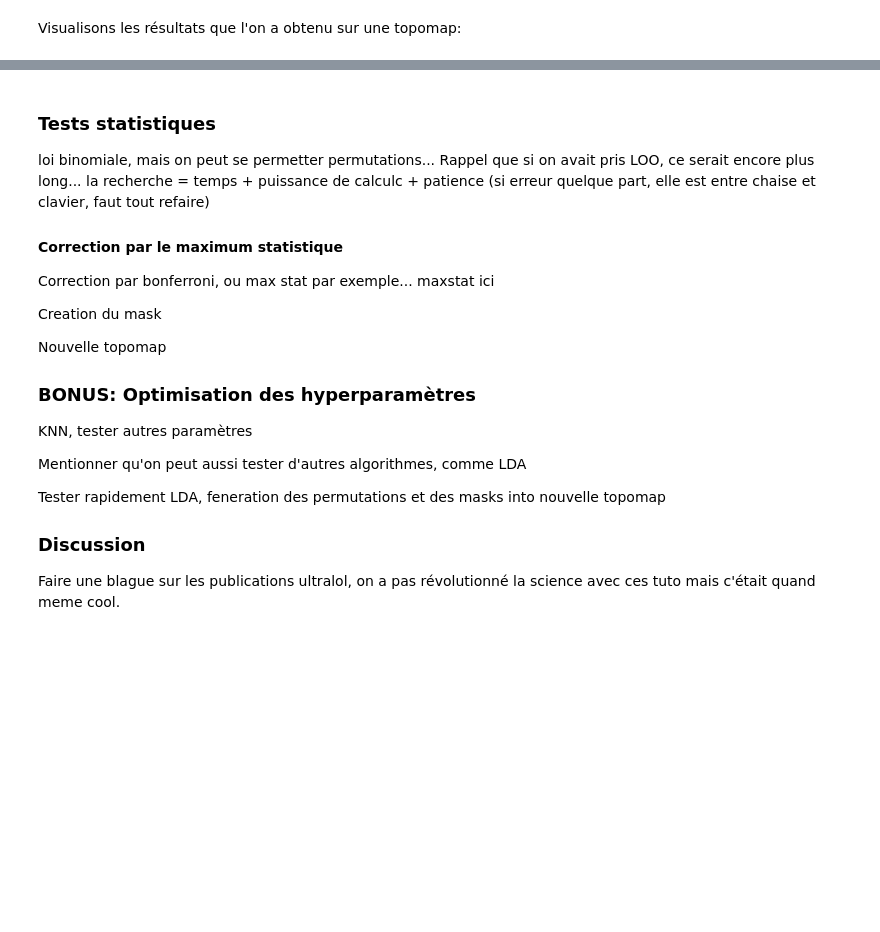
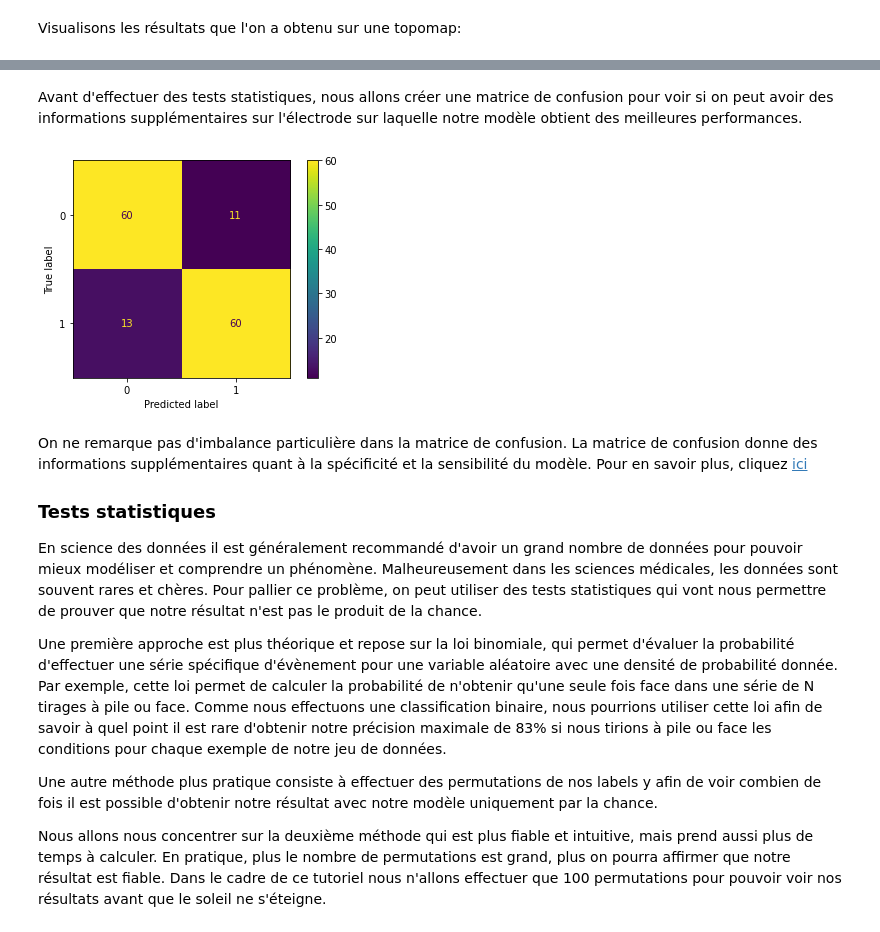
Before and after one commit to hyruuk/PSY2008A2021, a Jupyter notebook: AP4 - Utilisation du machine learning pour le décodage du cerveau.ipynb, the cells around one changed output, grey strips where cells are left out. Saved outputs shown, nothing was run; the diff lists cells and outputs as text; code cells hidden in the pictures; blank space fills up the shorter version.

```diff
--- a/AP4 - Utilisation du machine learning pour le décodage du cerveau.ipynb
+++ b/AP4 - Utilisation du machine learning pour le décodage du cerveau.ipynb
@@ -241,7 +237,7 @@ clf.score(X_test, y_test)
 On veut reproduire la cellule précédente pour chaque sous-set de données, il faut juste enregistrer les résultats dans une liste au fur et à mesure:
 # %%
 scores = []
-for train_index, test_index in cv.split(X[electrode], targets):
+for train_index, test_index in cv.split(X[electrode], y):
     X_train = X[electrode][train_index]
     y_train = y[train_index]
     X_test = X[electrode][test_index]
@@ -336,24 +332,42 @@ print(max(scores_elec))
-# %% [markdown]
-### Tests statistiques
-
-loi binomiale, mais on peut se permetter permutations... Rappel que si on avait pris LOO, ce serait encore plus long... la recherche = temps + puissance de calculc + patience (si erreur quelque part, elle est entre chaise et clavier, faut tout refaire)
-
-#### Correction par le maximum statistique
-
-Correction par bonferroni, ou max stat par exemple... maxstat ici
-
-Creation du mask
-
-Nouvelle topomap
-
-### BONUS: Optimisation des hyperparamètres
-
-KNN, tester autres paramètres
-
-Mentionner qu'on peut aussi tester d'autres algorithmes, comme LDA
-
-Tester rapidement LDA, feneration des permutations et des masks into nouvelle topomap
-
-### Discussion
-
-Faire une blague sur les publications ultralol, on a pas révolutionné la science avec ces tuto mais c'était quand meme cool.
+# %% [markdown]
+Avant d'effectuer des tests statistiques, nous allons créer une matrice de confusion pour voir si on peut avoir des informations supplémentaires sur l'électrode sur laquelle notre modèle obtient des meilleures performances.
+# %%
+# Obtenir l'index de l'électrode qui donne la meilleure précision:
+best = np.argmax(scores_elec)
+
+# création des données nécessaires pour la matrice de confusion,
+# il nous faut les prédictions et les labels originaux de tous nos splits de K-Fold:
+cv = SKFold(n_splits=5)
+y_true, y_pred = [], []
+for train_index, test_index in cv.split(X[best], y):
+    X_train = X[best][train_index]
+    y_train = y[train_index]
+    X_test = X[best][test_index]
+    y_test = y[test_index]
+
+    clf = KNN()
+    clf.fit(X_train, y_train)
+    y_pred += list(clf.predict(X_test)) # additionner des listes revient à les concaténer
+    y_true += list(y_test)
+
+# import de la fonction confusion_matrix de sklearn:
+from sklearn.metrics import ConfusionMatrixDisplay as CM
+
+# utilisation de la fonction:
+CM.from_predictions(y_pred, y_true)
+plt.show()
+# %% [output]
+[figure, added]
+# %% [markdown]
+On ne remarque pas d'imbalance particulière dans la matrice de confusion. La matrice de confusion donne des informations supplémentaires quant à la spécificité et la sensibilité du modèle. Pour en savoir plus, cliquez [ici](https://fr.wikipedia.org/wiki/Sensibilit%C3%A9_et_sp%C3%A9cificit%C3%A9)
+
+### Tests statistiques
+
+En science des données il est généralement recommandé d'avoir un grand nombre de données pour pouvoir mieux modéliser et comprendre un phénomène. Malheureusement dans les sciences médicales, les données sont souvent rares et chères. Pour pallier ce problème, on peut utiliser des tests statistiques qui vont nous permettre de prouver que notre résultat n'est pas le produit de la chance.
+
+Une première approche est plus théorique et repose sur la loi binomiale, qui permet d'évaluer la probabilité d'effectuer une série spécifique d'évènement pour une variable aléatoire avec une densité de probabilité donnée. Par exemple, cette loi permet de calculer la probabilité de n'obtenir qu'une seule fois face dans une série de N tirages à pile ou face.
+Comme nous effectuons une classification binaire, nous pourrions utiliser cette loi afin de savoir à quel point il est rare d'obtenir notre précision maximale de 83% si nous tirions à pile ou face les conditions pour chaque exemple de notre jeu de données.
+
+Une autre méthode plus pratique consiste à effectuer des permutations de nos labels y afin de voir combien de fois il est possible d'obtenir notre résultat avec notre modèle uniquement par la chance.
+
+Nous allons nous concentrer sur la deuxième méthode qui est plus fiable et intuitive, mais prend aussi plus de temps à calculer. En pratique, plus le nombre de permutations est grand, plus on pourra affirmer que notre résultat est fiable. Dans le cadre de ce tutoriel nous n'allons effectuer que 100 permutations pour pouvoir voir nos résultats avant que le soleil ne s'éteigne.
```
Also changed, not shown: parts of 26 cells of this notebook.
